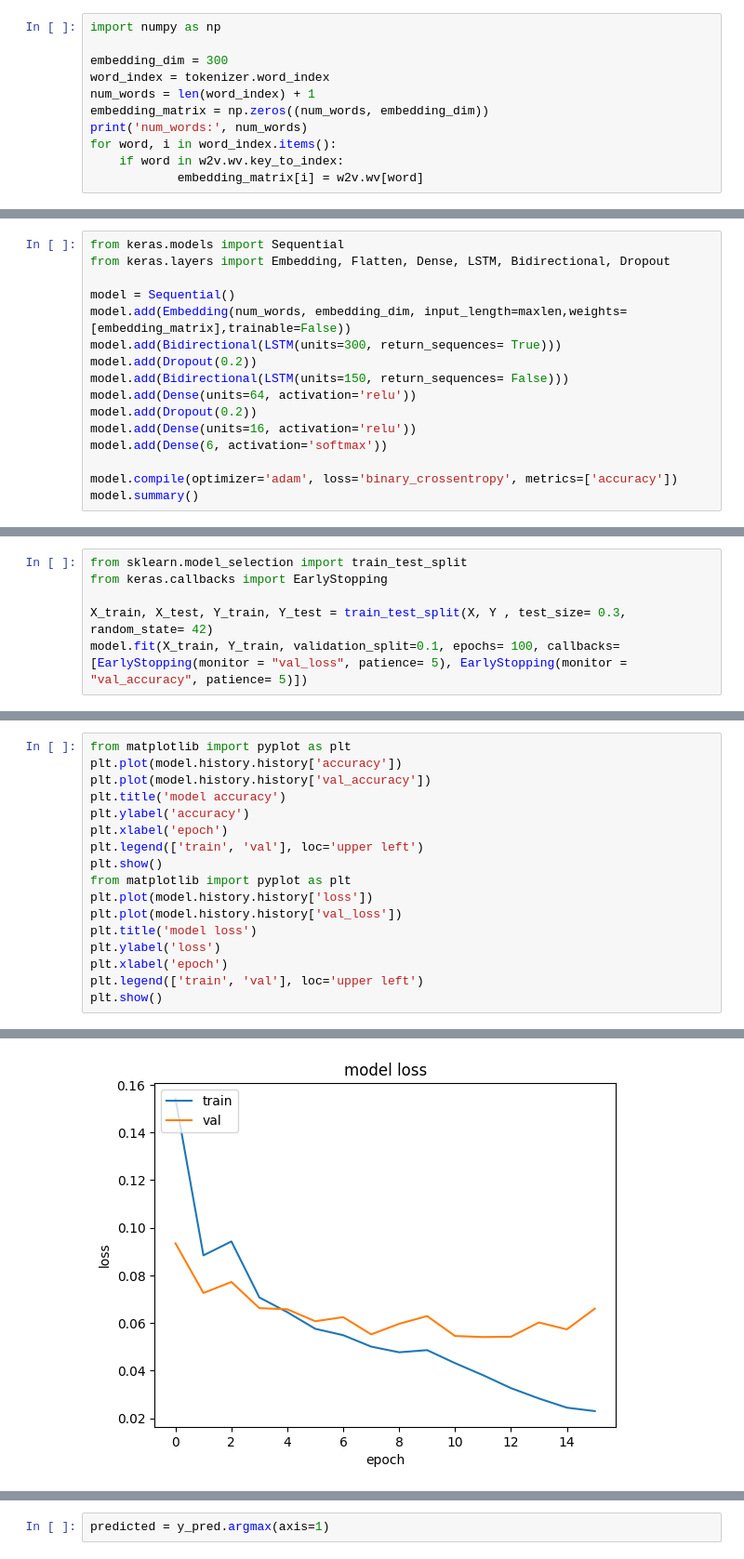
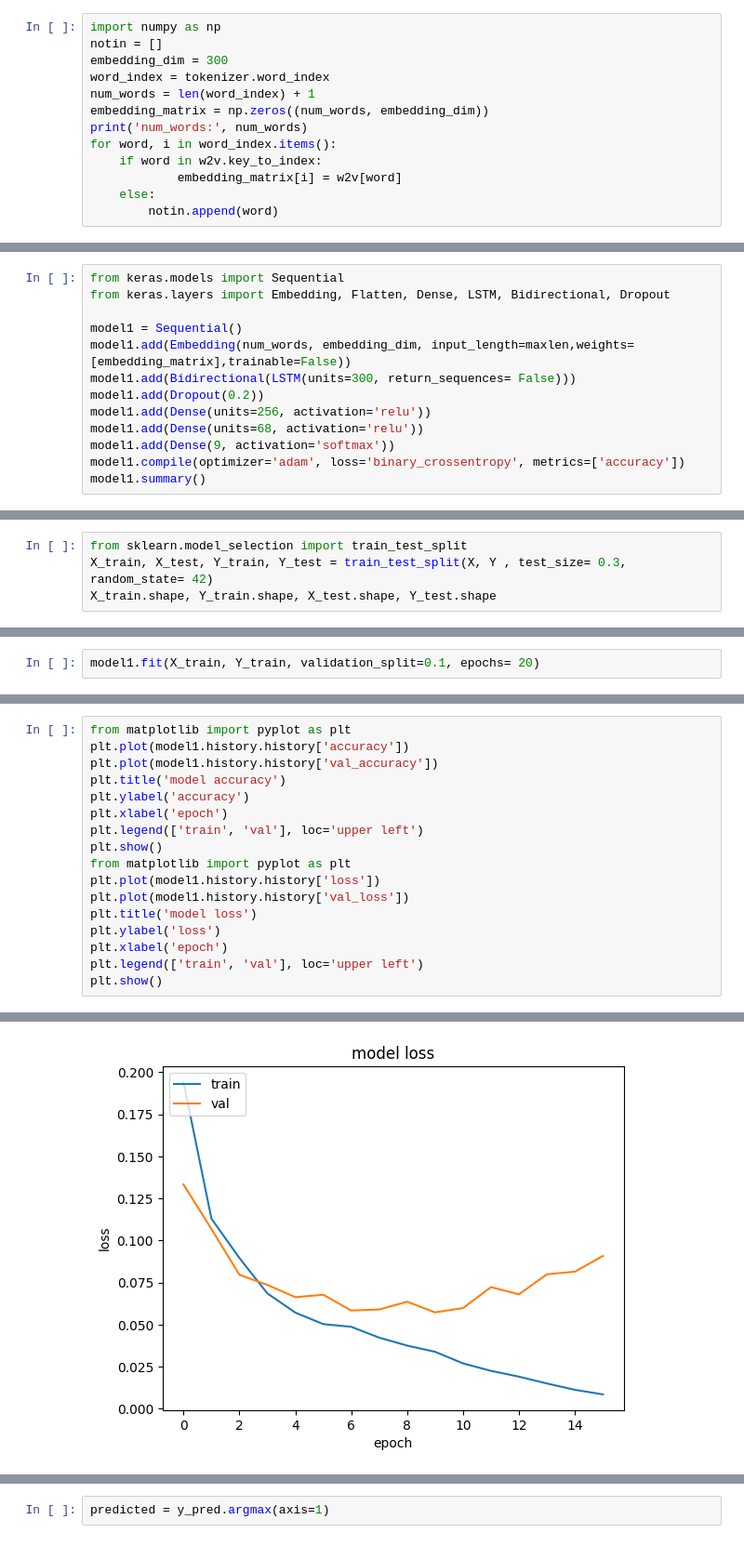
Before and after one commit to duytrandev/DATN, a Jupyter notebook: Classification/DL/LSTM.ipynb, the cells around one changed output, grey strips where cells are left out. Shown: that part at 93% size. Drawn from its saved outputs; the diff is of its cells as text.

```diff
--- a/Classification/DL/LSTM.ipynb
+++ b/Classification/DL/LSTM.ipynb
@@ -39,12 +60,14 @@ Y = pd.get_dummies(dataset['Label'])
 # %%
 import numpy as np
-
+notin = []
 embedding_dim = 300
 word_index = tokenizer.word_index
 num_words = len(word_index) + 1
 embedding_matrix = np.zeros((num_words, embedding_dim))
 print('num_words:', num_words)
 for word, i in word_index.items():
-    if word in w2v.wv.key_to_index:
-            embedding_matrix[i] = w2v.wv[word]
+    if word in w2v.key_to_index:
+            embedding_matrix[i] = w2v[word]
+    else:
+        notin.append(word)
 # %% [output]
@@ -53,16 +101,13 @@ num_words: 109106
 from keras.models import Sequential
 from keras.layers import Embedding, Flatten, Dense, LSTM, Bidirectional, Dropout
 
-model = Sequential()
-model.add(Embedding(num_words, embedding_dim, input_length=maxlen,weights=[embedding_matrix],trainable=False))
-model.add(Bidirectional(LSTM(units=300, return_sequences= True)))
-model.add(Dropout(0.2))
-model.add(Bidirectional(LSTM(units=150, return_sequences= False)))
-model.add(Dense(units=64, activation='relu'))
-model.add(Dropout(0.2))
-model.add(Dense(units=16, activation='relu'))
-model.add(Dense(6, activation='softmax'))
-
-model.compile(optimizer='adam', loss='binary_crossentropy', metrics=['accuracy'])
-model.summary()
+model1 = Sequential()
+model1.add(Embedding(num_words, embedding_dim, input_length=maxlen,weights=[embedding_matrix],trainable=False))
+model1.add(Bidirectional(LSTM(units=300, return_sequences= False)))
+model1.add(Dropout(0.2))
+model1.add(Dense(units=256, activation='relu'))
+model1.add(Dense(units=68, activation='relu'))
+model1.add(Dense(9, activation='softmax'))
+model1.compile(optimizer='adam', loss='binary_crossentropy', metrics=['accuracy'])
+model1.summary()
 # %% [output]
@@ -85,8 +130,6 @@ Non-trainable params: 32,731,800
 _________________________________________________________________
 # %%
 from sklearn.model_selection import train_test_split
-from keras.callbacks import EarlyStopping
-
 X_train, X_test, Y_train, Y_test = train_test_split(X, Y , test_size= 0.3, random_state= 42)
-model.fit(X_train, Y_train, validation_split=0.1, epochs= 100, callbacks=[EarlyStopping(monitor = "val_loss", patience= 5), EarlyStopping(monitor = "val_accuracy", patience= 5)])
+X_train.shape, Y_train.shape, X_test.shape, Y_test.shape
 # %% [output]
@@ -110,0 +141,2 @@ Epoch 16/100
+# %%
+model1.fit(X_train, Y_train, validation_split=0.1, epochs= 20)
@@ -111,15 +158,15 @@ Epoch 16/100
 # %%
 from matplotlib import pyplot as plt
-plt.plot(model.history.history['accuracy'])
-plt.plot(model.history.history['val_accuracy'])
+plt.plot(model1.history.history['accuracy'])
+plt.plot(model1.history.history['val_accuracy'])
 plt.title('model accuracy')
 plt.ylabel('accuracy')
 plt.xlabel('epoch')
 plt.legend(['train', 'val'], loc='upper left')
 plt.show()
 from matplotlib import pyplot as plt
-plt.plot(model.history.history['loss'])
-plt.plot(model.history.history['val_loss'])
+plt.plot(model1.history.history['loss'])
+plt.plot(model1.history.history['val_loss'])
 plt.title('model loss')
 plt.ylabel('loss')
 plt.xlabel('epoch')
@@ -130,2 +177,2 @@ plt.show()
-[figure, old version]
+[figure, new version]
 # %%
```
Also changed, not shown: parts of 41 cells of this notebook, 25 other files.
